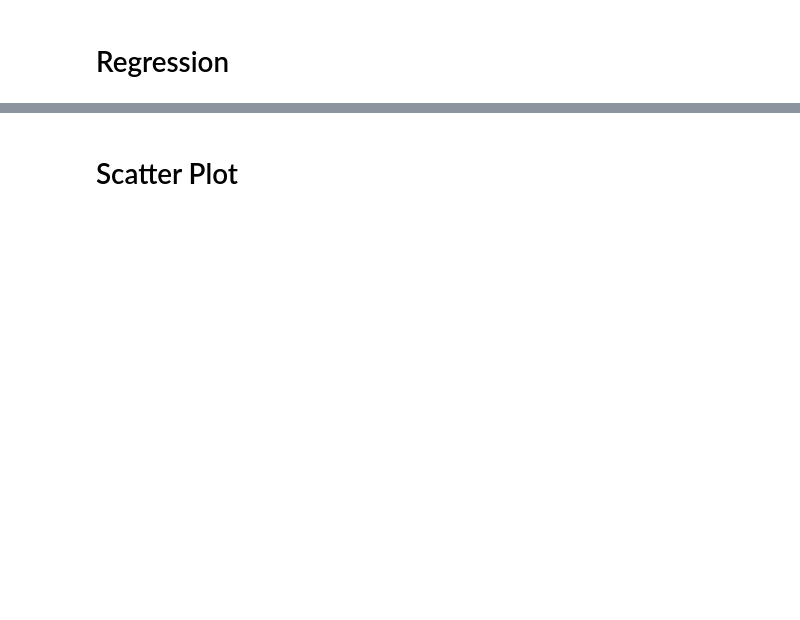
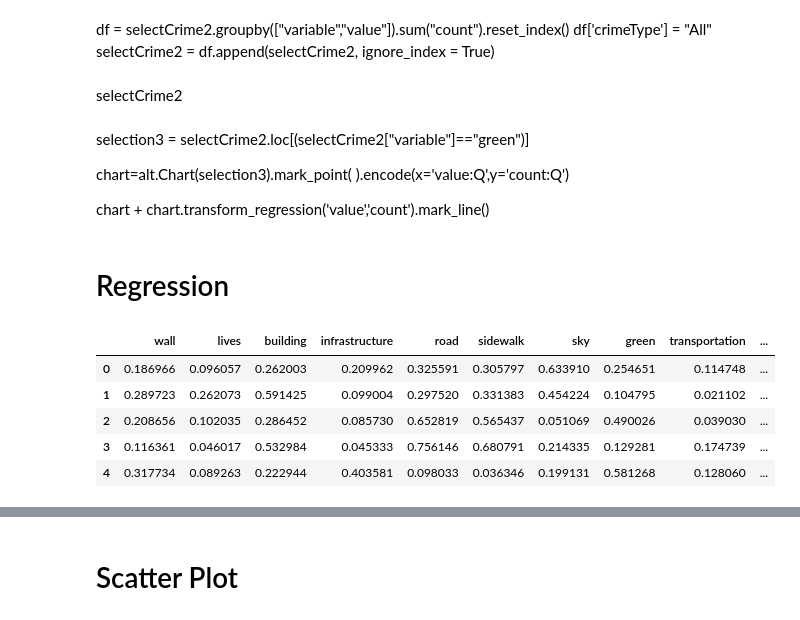
Before and after one commit to Zheng-Zhen/street-view-our-safety, a Jupyter notebook: data/correlation.ipynb, the cells around one changed output, grey strips where cells are left out. Drawn from its saved outputs; the diff is of its cells as text; code cells hidden in the pictures; blank space fills up the shorter version.

```diff
--- a/data/correlation.ipynb
+++ b/data/correlation.ipynb
@@ -51,3 +28,16 @@ chart + chart.transform_regression('value','count').mark_line()
+# %% [markdown]
+df = selectCrime2.groupby(["variable","value"]).sum("count").reset_index()
+df['crimeType'] = "All"
+selectCrime2 = df.append(selectCrime2, ignore_index = True)
+# %% [markdown]
+selectCrime2
+# %% [markdown]
+selection3 = selectCrime2.loc[(selectCrime2["variable"]=="green")]
+
+chart=alt.Chart(selection3).mark_point(
+).encode(x='value:Q',y='count:Q')
+
+chart + chart.transform_regression('value','count').mark_line()
 # %% [markdown]
 # Regression
 # %%
@@ -58,4 +48,13 @@ import pandas as pd
 import statsmodels.api as sm
 
 np.random.seed(9876789)
+# %%
+selectCrimeCI.head()
+# %% [output]
+|  | wall | lives | building | infrastructure | road | sidewalk | sky | green | transportation | ... |
+| 0 | 0.186966 | 0.096057 | 0.262003 | 0.209962 | 0.325591 | 0.305797 | 0.633910 | 0.254651 | 0.114748 | ... |
+| 1 | 0.289723 | 0.262073 | 0.591425 | 0.099004 | 0.297520 | 0.331383 | 0.454224 | 0.104795 | 0.021102 | ... |
+| 2 | 0.208656 | 0.102035 | 0.286452 | 0.085730 | 0.652819 | 0.565437 | 0.051069 | 0.490026 | 0.039030 | ... |
+| 3 | 0.116361 | 0.046017 | 0.532984 | 0.045333 | 0.756146 | 0.680791 | 0.214335 | 0.129281 | 0.174739 | ... |
+| 4 | 0.317734 | 0.089263 | 0.222944 | 0.403581 | 0.098033 | 0.036346 | 0.199131 | 0.581268 | 0.128060 | ... |
 # %%
```
Also changed, not shown: parts of 17 cells of this notebook, 2 other files.
